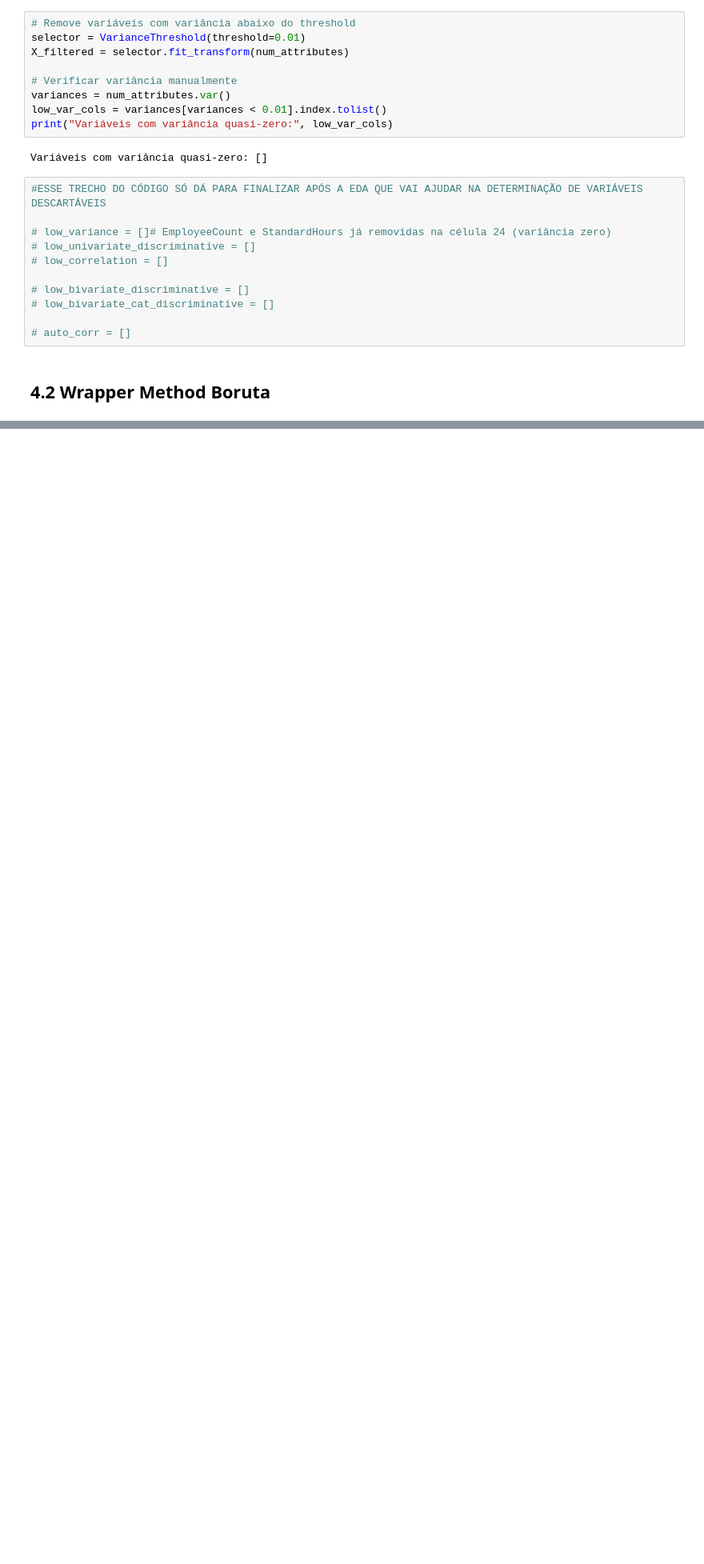
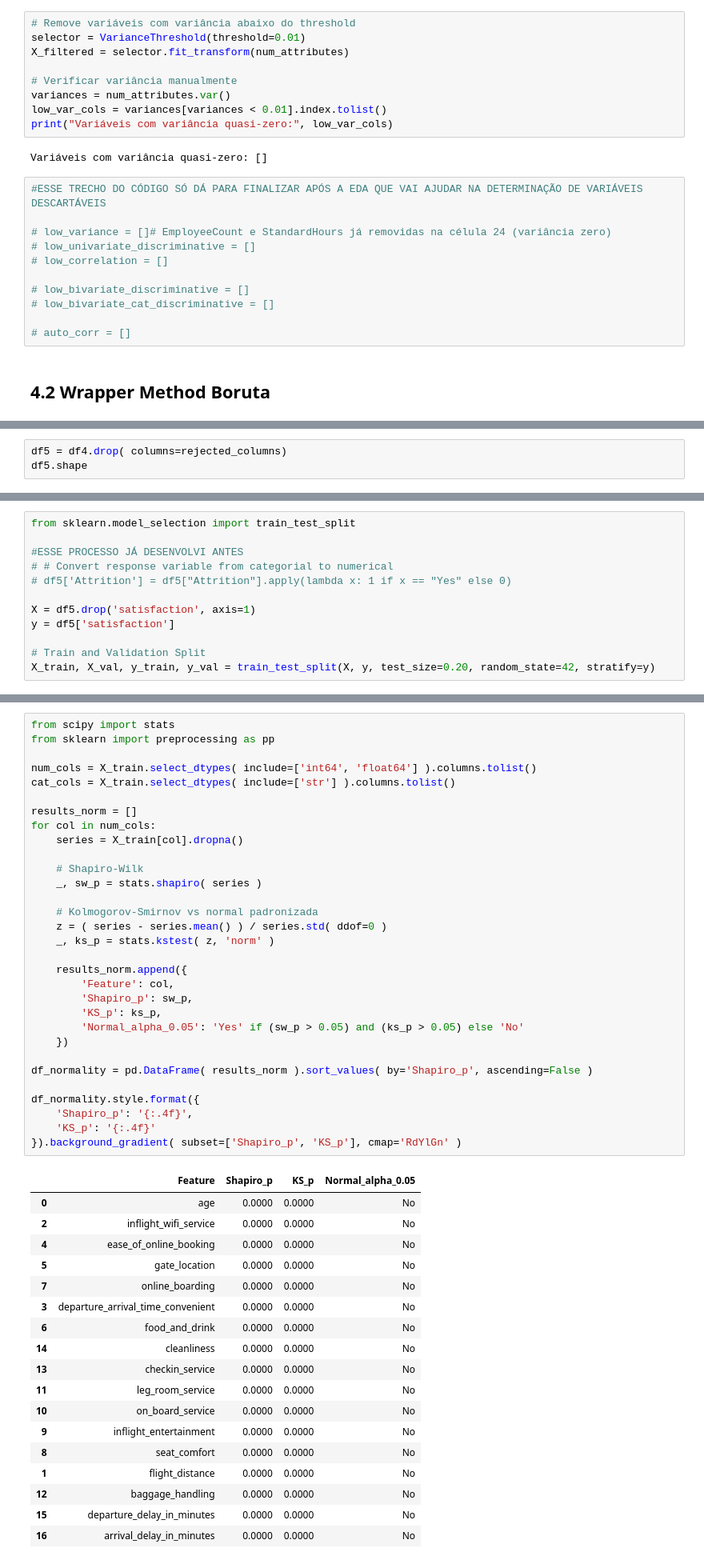
Before and after one commit to Data-Projects1/airline_satisfaction, a Jupyter notebook: analise_satisf.ipynb, the cells around one changed output, grey strips where cells are left out. Shown at 80% size. Drawn from its saved outputs; the diff is of its cells as text; blank space fills up the shorter version.

Commit message:
Development of the encoders, rescaling and the validation of models of machine learning

```diff
--- a/analise_satisf.ipynb
+++ b/analise_satisf.ipynb
@@ -387,0 +417,3 @@ Rejected:       0
+# %%
+df5 = df4.drop( columns=rejected_columns)
+df5.shape
@@ -387,0 +426,12 @@ Rejected:       0
+# %%
+from sklearn.model_selection import train_test_split
+
+#ESSE PROCESSO JÁ DESENVOLVI ANTES
+# # Convert response variable from categorial to numerical
+# df5['Attrition'] = df5["Attrition"].apply(lambda x: 1 if x == "Yes" else 0)
+
+X = df5.drop('satisfaction', axis=1)
+y = df5['satisfaction']
+
+# Train and Validation Split
+X_train, X_val, y_train, y_val = train_test_split(X, y, test_size=0.20, random_state=42, stratify=y)
@@ -387,0 +462,50 @@ Rejected:       0
+# %%
+from scipy import stats
+from sklearn import preprocessing as pp
+
+num_cols = X_train.select_dtypes( include=['int64', 'float64'] ).columns.tolist()
+cat_cols = X_train.select_dtypes( include=['str'] ).columns.tolist()
+
+results_norm = []
+for col in num_cols:
+    series = X_train[col].dropna()
+
+    # Shapiro-Wilk
+    _, sw_p = stats.shapiro( series )
+
+    # Kolmogorov-Smirnov vs normal padronizada
+    z = ( series - series.mean() ) / series.std( ddof=0 )
+    _, ks_p = stats.kstest( z, 'norm' )
+
+    results_norm.append({
+        'Feature': col,
+        'Shapiro_p': sw_p,
+        'KS_p': ks_p,
+        'Normal_alpha_0.05': 'Yes' if (sw_p > 0.05) and (ks_p > 0.05) else 'No'
+    })
+
+df_normality = pd.DataFrame( results_norm ).sort_values( by='Shapiro_p', ascending=False )
+
+df_normality.style.format({
+    'Shapiro_p': '{:.4f}',
+    'KS_p': '{:.4f}'
+}).background_gradient( subset=['Shapiro_p', 'KS_p'], cmap='RdYlGn' )
+# %% [output]
+|  | Feature | Shapiro_p | KS_p | Normal_alpha_0.05 |
+| 0 | age | 0.0000 | 0.0000 | No |
+| 2 | inflight_wifi_service | 0.0000 | 0.0000 | No |
+| 4 | ease_of_online_booking | 0.0000 | 0.0000 | No |
+| 5 | gate_location | 0.0000 | 0.0000 | No |
+| 7 | online_boarding | 0.0000 | 0.0000 | No |
+| 3 | departure_arrival_time_convenient | 0.0000 | 0.0000 | No |
+| 6 | food_and_drink | 0.0000 | 0.0000 | No |
+| 14 | cleanliness | 0.0000 | 0.0000 | No |
+| 13 | checkin_service | 0.0000 | 0.0000 | No |
+| 11 | leg_room_service | 0.0000 | 0.0000 | No |
+| 10 | on_board_service | 0.0000 | 0.0000 | No |
+| 9 | inflight_entertainment | 0.0000 | 0.0000 | No |
+| 8 | seat_comfort | 0.0000 | 0.0000 | No |
+| 1 | flight_distance | 0.0000 | 0.0000 | No |
+| 12 | baggage_handling | 0.0000 | 0.0000 | No |
+| 15 | departure_delay_in_minutes | 0.0000 | 0.0000 | No |
+| 16 | arrival_delay_in_minutes | 0.0000 | 0.0000 | No |
```
Also changed, not shown: parts of 19 cells of this notebook, 1 other file.
